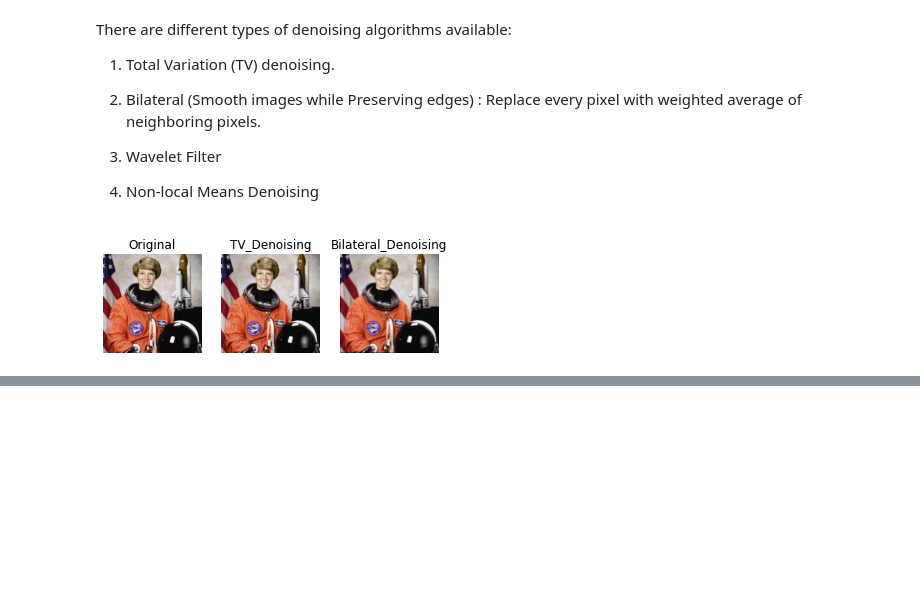
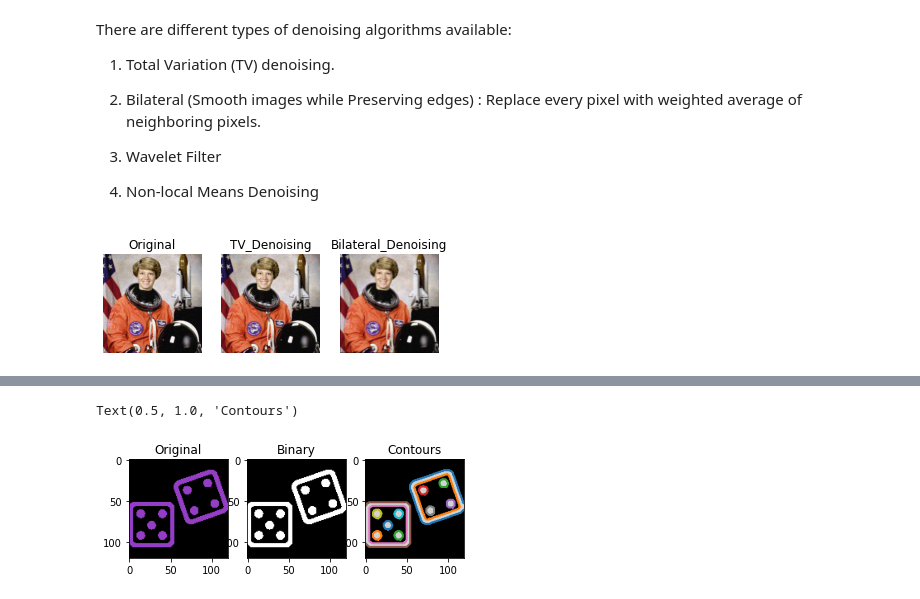
Before and after one commit to sikha2552/Python_ImageProcessing, a Jupyter notebook: Chapter3.ipynb, the cells around one changed output, grey strips where cells are left out. Saved outputs shown, nothing was run; the diff lists cells and outputs as text; code cells hidden in the pictures; blank space fills up the shorter version.

```diff
--- a/Chapter3.ipynb
+++ b/Chapter3.ipynb
@@ -117,0 +147,25 @@ for a in ax:
+# %%
+from skimage import measure
+from skimage.filters import threshold_otsu
+from skimage.color import rgb2gray
+im=plt.imread('/content/drive/MyDrive/MY_Learnings/DATACAMP-Courses/Python4Imgprocessing_Datacamp/Chapter3/dices.png')
+im=im[:,:,:3]
+fig,ax=plt.subplots(1,3)
+ax[0].imshow(im)
+ax[0].set_title('Original')
+#Convert rgb to gray
+im_gray=rgb2gray(im)
+#Conver to binary
+T=threshold_otsu(im_gray)
+BW=im_gray>T
+ax[1].imshow(BW,cmap='gray')
+ax[1].set_title('Binary')
+#Find contours
+contours=measure.find_contours(BW,0.8)
+for contour in contours:
+    ax[2].plot(contour[:, 1], contour[:, 0], linewidth=2)
+ax[2].imshow(im_gray, cmap='gray')
+ax[2].set_title('Contours')
+# %% [output]
+Text(0.5, 1.0, 'Contours')
+[figure, added]
```
Also changed, not shown: parts of 9 cells of this notebook.
